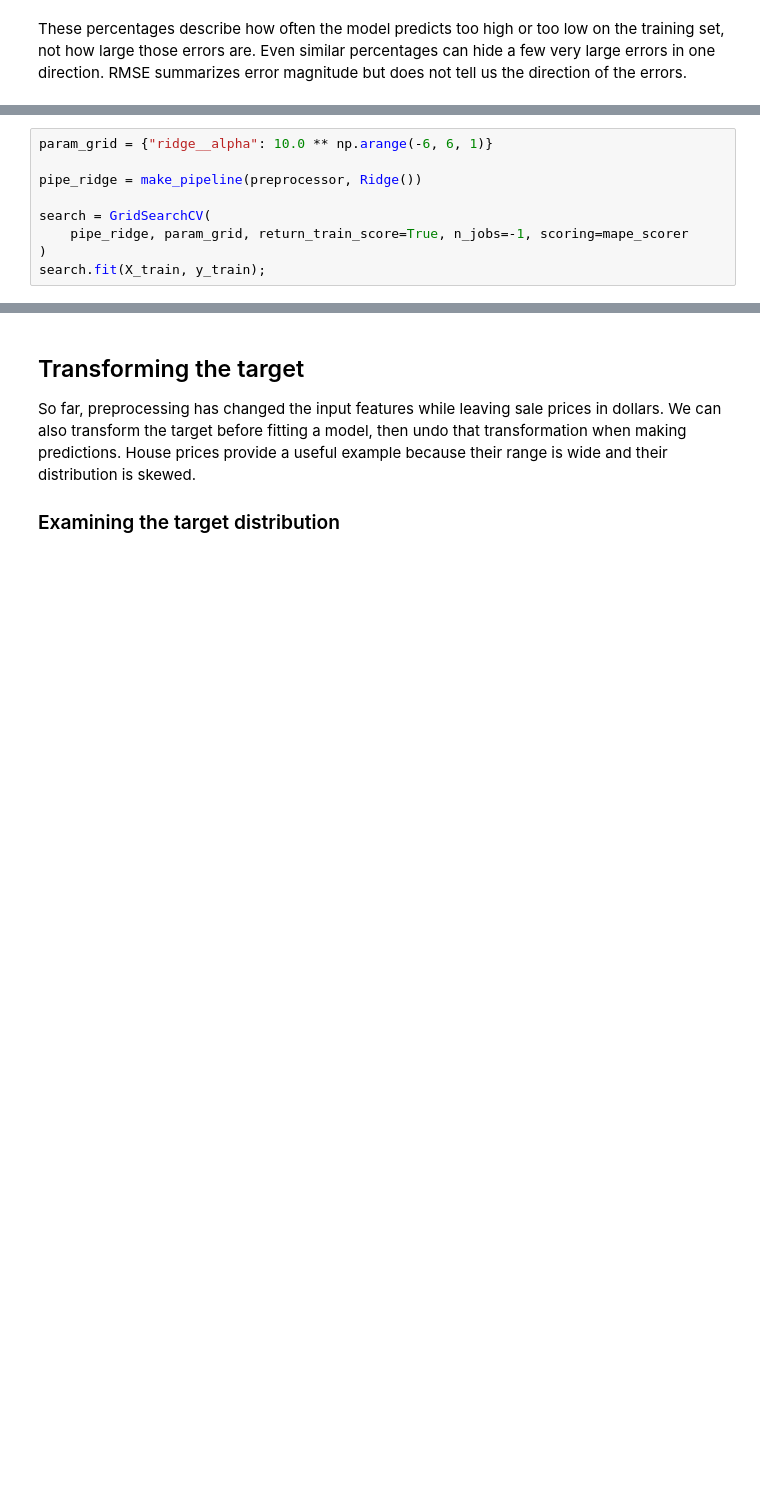
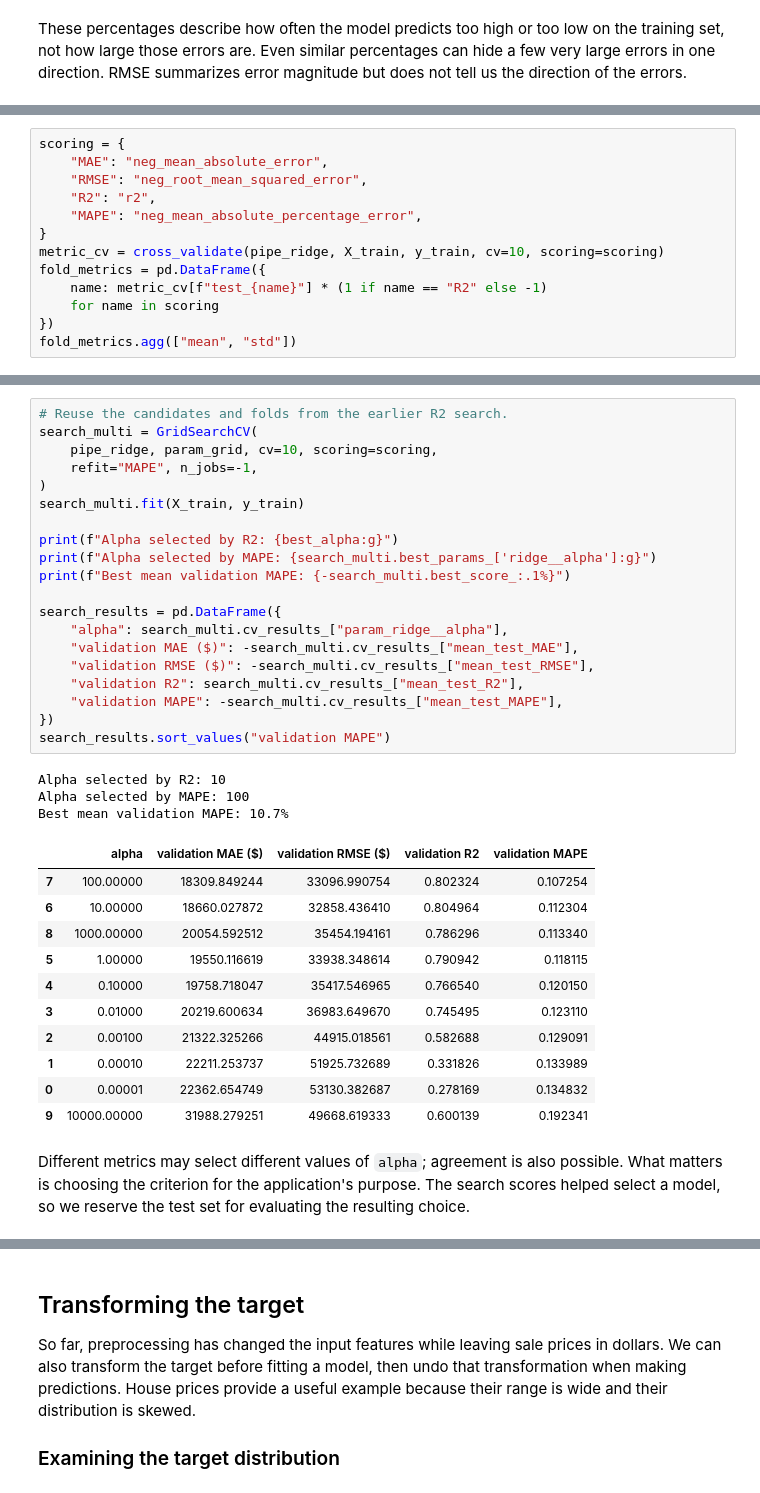
Before and after one commit to UBC-CS/cpsc330-book, a Jupyter notebook: book/10_regression-metrics.ipynb, the cells around one changed output, grey strips where cells are left out. Drawn from its saved outputs; the diff is of its cells as text; blank space fills up the shorter version.

```diff
--- a/book/10_regression-metrics.ipynb
+++ b/book/10_regression-metrics.ipynb
@@ -958,9 +699,0 @@ Are we getting the same `alpha` with mape?
-# %%
-param_grid = {"ridge__alpha": 10.0 ** np.arange(-6, 6, 1)}
-
-pipe_ridge = make_pipeline(preprocessor, Ridge())
-
-search = GridSearchCV(
-    pipe_ridge, param_grid, return_train_score=True, n_jobs=-1, scoring=mape_scorer
-)
-search.fit(X_train, y_train);
@@ -1046,0 +747,13 @@ Metric functions such as `mean_squared_error` return nonnegative errors. Scoring
+# %%
+scoring = {
+    "MAE": "neg_mean_absolute_error",
+    "RMSE": "neg_root_mean_squared_error",
+    "R2": "r2",
+    "MAPE": "neg_mean_absolute_percentage_error",
+}
+metric_cv = cross_validate(pipe_ridge, X_train, y_train, cv=10, scoring=scoring)
+fold_metrics = pd.DataFrame({
+    name: metric_cv[f"test_{name}"] * (1 if name == "R2" else -1)
+    for name in scoring
+})
+fold_metrics.agg(["mean", "std"])
@@ -1046,0 +786,37 @@ Metric functions such as `mean_squared_error` return nonnegative errors. Scoring
+# %%
+# Reuse the candidates and folds from the earlier R2 search.
+search_multi = GridSearchCV(
+    pipe_ridge, param_grid, cv=10, scoring=scoring,
+    refit="MAPE", n_jobs=-1,
+)
+search_multi.fit(X_train, y_train)
+
+print(f"Alpha selected by R2: {best_alpha:g}")
+print(f"Alpha selected by MAPE: {search_multi.best_params_['ridge__alpha']:g}")
+print(f"Best mean validation MAPE: {-search_multi.best_score_:.1%}")
+
+search_results = pd.DataFrame({
+    "alpha": search_multi.cv_results_["param_ridge__alpha"],
+    "validation MAE ($)": -search_multi.cv_results_["mean_test_MAE"],
+    "validation RMSE ($)": -search_multi.cv_results_["mean_test_RMSE"],
+    "validation R2": search_multi.cv_results_["mean_test_R2"],
+    "validation MAPE": -search_multi.cv_results_["mean_test_MAPE"],
+})
+search_results.sort_values("validation MAPE")
+# %% [output]
+Alpha selected by R2: 10
+Alpha selected by MAPE: 100
+Best mean validation MAPE: 10.7%
+|  | alpha | validation MAE ($) | validation RMSE ($) | validation R2 | validation MAPE |
+| 7 | 100.00000 | 18309.849244 | 33096.990754 | 0.802324 | 0.107254 |
+| 6 | 10.00000 | 18660.027872 | 32858.436410 | 0.804964 | 0.112304 |
+| 8 | 1000.00000 | 20054.592512 | 35454.194161 | 0.786296 | 0.113340 |
+| 5 | 1.00000 | 19550.116619 | 33938.348614 | 0.790942 | 0.118115 |
+| 4 | 0.10000 | 19758.718047 | 35417.546965 | 0.766540 | 0.120150 |
+| 3 | 0.01000 | 20219.600634 | 36983.649670 | 0.745495 | 0.123110 |
+| 2 | 0.00100 | 21322.325266 | 44915.018561 | 0.582688 | 0.129091 |
+| 1 | 0.00010 | 22211.253737 | 51925.732689 | 0.331826 | 0.133989 |
+| 0 | 0.00001 | 22362.654749 | 53130.382687 | 0.278169 | 0.134832 |
+| 9 | 10000.00000 | 31988.279251 | 49668.619333 | 0.600139 | 0.192341 |
+# %% [markdown]
+Different metrics may select different values of `alpha`; agreement is also possible. What matters is choosing the criterion for the application's purpose. The search scores helped select a model, so we reserve the test set for evaluating the resulting choice.
```
Also changed, not shown: parts of 209 cells of this notebook, 1 other file.
